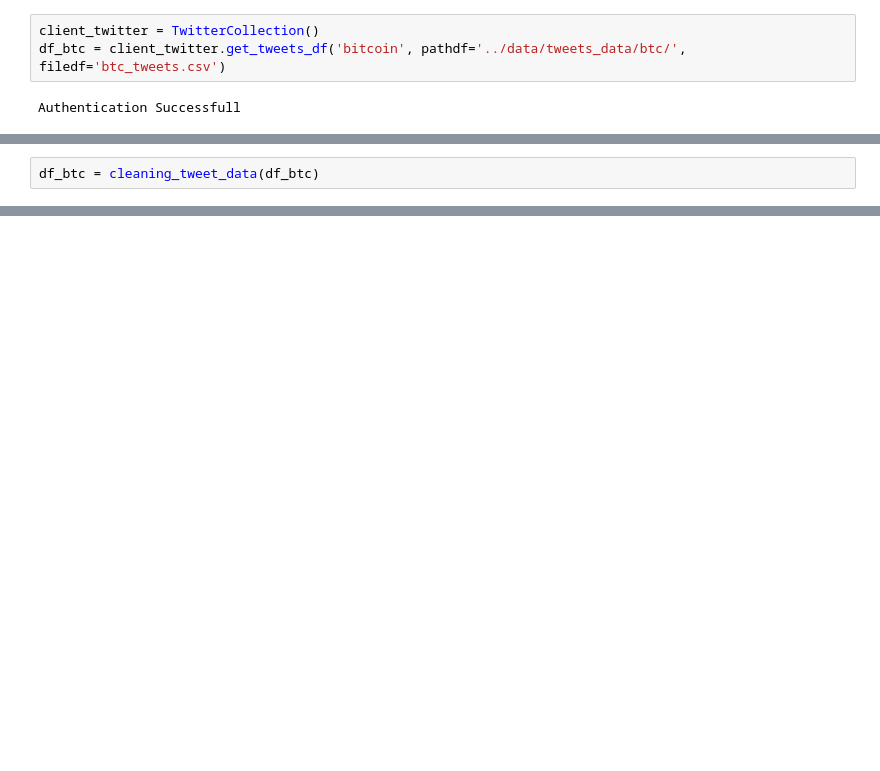
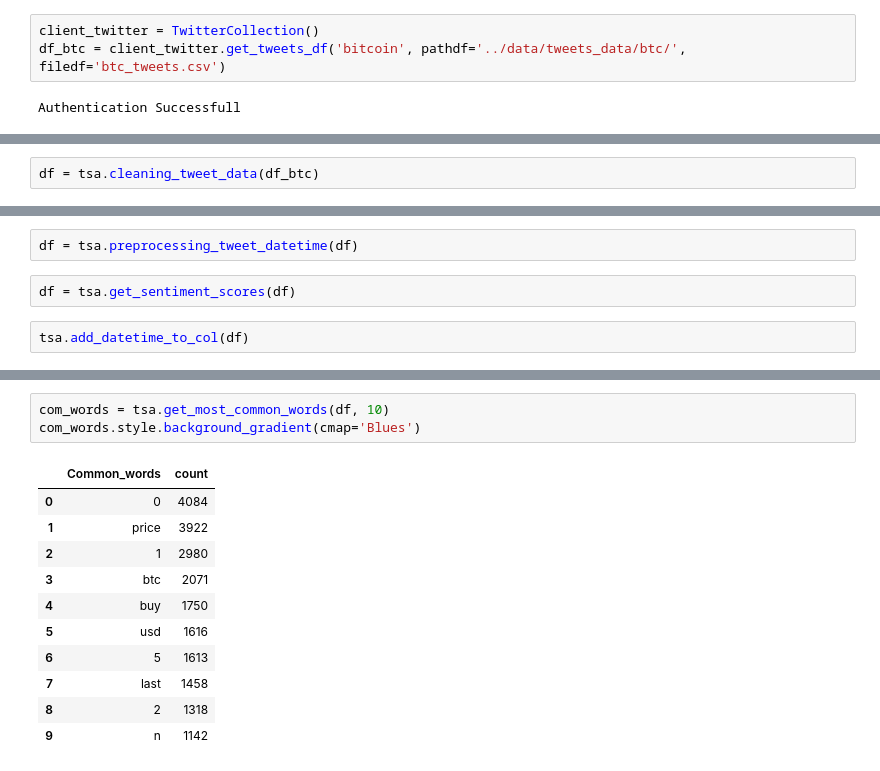
Before and after one commit to kozanakyel/KZ-Engine-Backend, a Jupyter notebook: KZ_project_setup/notebooks/twitter_sentiment_analysis_btc.ipynb, the cells around one changed output, grey strips where cells are left out. Drawn from its saved outputs; the diff is of its cells as text; blank space fills up the shorter version.

Commit message:
Testing TweetsSentimentAnalyzer succesfully

```diff
--- a/KZ_project_setup/notebooks/twitter_sentiment_analysis_btc.ipynb
+++ b/KZ_project_setup/notebooks/twitter_sentiment_analysis_btc.ipynb
@@ -86,2 +30,2 @@ def cleaning_tweet_data(df: pd.DataFrame()):
 # %%
-df_btc = cleaning_tweet_data(df_btc)
+df = tsa.cleaning_tweet_data(df_btc)
@@ -191,0 +32,6 @@ def plot_wordcloud(text, mask=None, max_words=200, max_font_size=50, figure_size
+# %%
+df = tsa.preprocessing_tweet_datetime(df)
+# %%
+df = tsa.get_sentiment_scores(df)
+# %%
+tsa.add_datetime_to_col(df)
@@ -192 +57,16 @@ def plot_wordcloud(text, mask=None, max_words=200, max_font_size=50, figure_size
+# %%
+com_words = tsa.get_most_common_words(df, 10)
+com_words.style.background_gradient(cmap='Blues')
+# %% [output]
+|  | Common_words | count |
+| 0 | 0 | 4084 |
+| 1 | price | 3922 |
+| 2 | 1 | 2980 |
+| 3 | btc | 2071 |
+| 4 | buy | 1750 |
+| 5 | usd | 1616 |
+| 6 | 5 | 1613 |
+| 7 | last | 1458 |
+| 8 | 2 | 1318 |
+| 9 | n | 1142 |
 # %%
```
Also changed, not shown: parts of 30 cells of this notebook, 1 other file.
